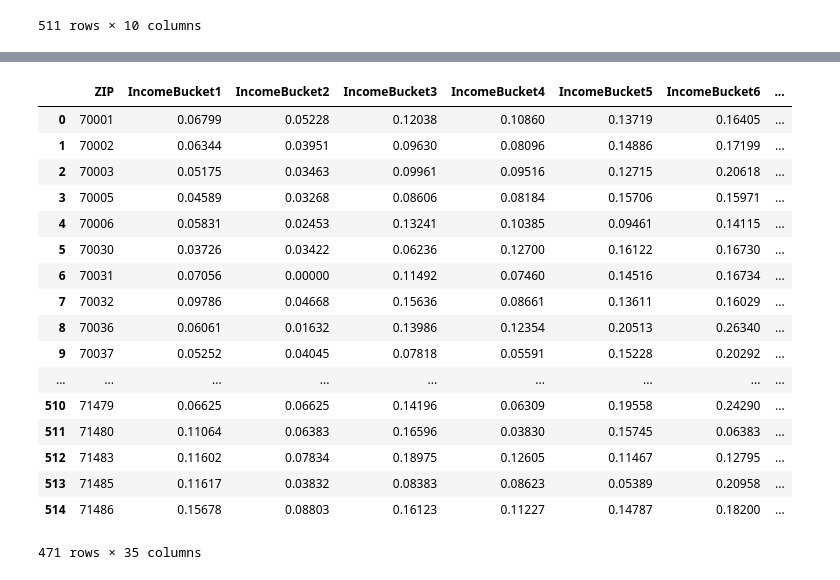
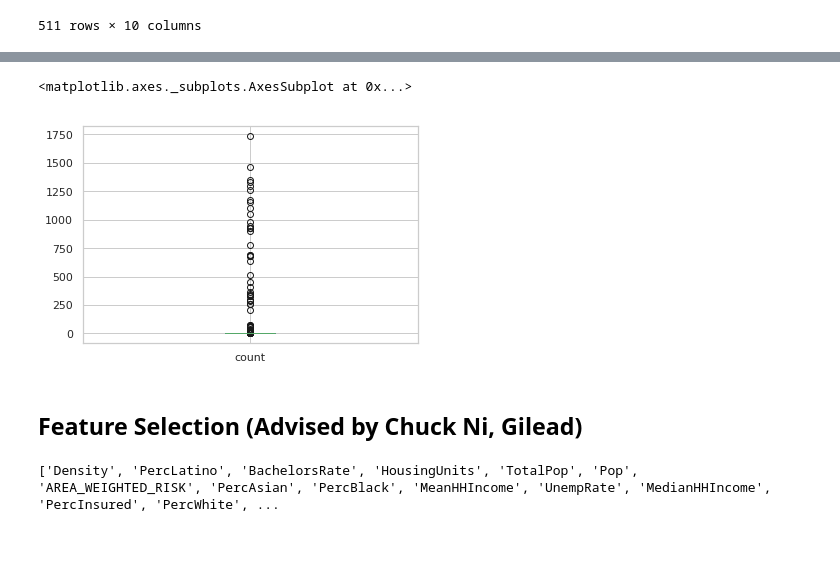
Before and after one commit to snme/DS4A, a Jupyter notebook: NFIP Cleaning, Naive Linear Regression, Feature Selection.ipynb, the cells around one changed output, grey strips where cells are left out. Cells and saved outputs as stored; diff of their text form; code cells hidden in the pictures; blank space fills up the shorter version.

```diff
--- a/NFIP Cleaning, EDA, and Linear Regression.ipynb
+++ b/NFIP Cleaning, Naive Linear Regression, Feature Selection.ipynb
@@ -796,21 +888,7 @@ dropped['count'].plot.hist(bins=30)
-# %%
-dropped
-# %% [output]
-|  | ZIP | IncomeBucket1 | IncomeBucket2 | IncomeBucket3 | IncomeBucket4 | IncomeBucket5 | IncomeBucket6 | ... |
-| 0 | 70001 | 0.06799 | 0.05228 | 0.12038 | 0.10860 | 0.13719 | 0.16405 | ... |
-| 1 | 70002 | 0.06344 | 0.03951 | 0.09630 | 0.08096 | 0.14886 | 0.17199 | ... |
-| 2 | 70003 | 0.05175 | 0.03463 | 0.09961 | 0.09516 | 0.12715 | 0.20618 | ... |
-| 3 | 70005 | 0.04589 | 0.03268 | 0.08606 | 0.08184 | 0.15706 | 0.15971 | ... |
-| 4 | 70006 | 0.05831 | 0.02453 | 0.13241 | 0.10385 | 0.09461 | 0.14115 | ... |
-| 5 | 70030 | 0.03726 | 0.03422 | 0.06236 | 0.12700 | 0.16122 | 0.16730 | ... |
-| 6 | 70031 | 0.07056 | 0.00000 | 0.11492 | 0.07460 | 0.14516 | 0.16734 | ... |
-| 7 | 70032 | 0.09786 | 0.04668 | 0.15636 | 0.08661 | 0.13611 | 0.16029 | ... |
-| 8 | 70036 | 0.06061 | 0.01632 | 0.13986 | 0.12354 | 0.20513 | 0.26340 | ... |
-| 9 | 70037 | 0.05252 | 0.04045 | 0.07818 | 0.05591 | 0.15228 | 0.20292 | ... |
-| ... | ... | ... | ... | ... | ... | ... | ... | ... |
-| 510 | 71479 | 0.06625 | 0.06625 | 0.14196 | 0.06309 | 0.19558 | 0.24290 | ... |
-| 511 | 71480 | 0.11064 | 0.06383 | 0.16596 | 0.03830 | 0.15745 | 0.06383 | ... |
-| 512 | 71483 | 0.11602 | 0.07834 | 0.18975 | 0.12605 | 0.11467 | 0.12795 | ... |
-| 513 | 71485 | 0.11617 | 0.03832 | 0.08383 | 0.08623 | 0.05389 | 0.20958 | ... |
-| 514 | 71486 | 0.15678 | 0.08803 | 0.16123 | 0.11227 | 0.14787 | 0.18200 | ... |
-471 rows × 35 columns
+# %%
+minmax.boxplot(column=['count'])
+# %% [output]
+<matplotlib.axes._subplots.AxesSubplot at 0x...>
+[figure, added]
+# %% [markdown]
+## Feature Selection (Advised by Chuck Ni, Gilead)
@@ -816,0 +899,4 @@ dropped
+# %%
+print(full_sweep)
+# %% [output]
+['Density', 'PercLatino', 'BachelorsRate', 'HousingUnits', 'TotalPop', 'Pop', 'AREA_WEIGHTED_RISK', 'PercAsian', 'PercBlack', 'MeanHHIncome', 'UnempRate', 'MedianHHIncome', 'PercInsured', 'PercWhite', ...
```
Also changed, not shown: parts of 28 cells of this notebook, 2 other files.
